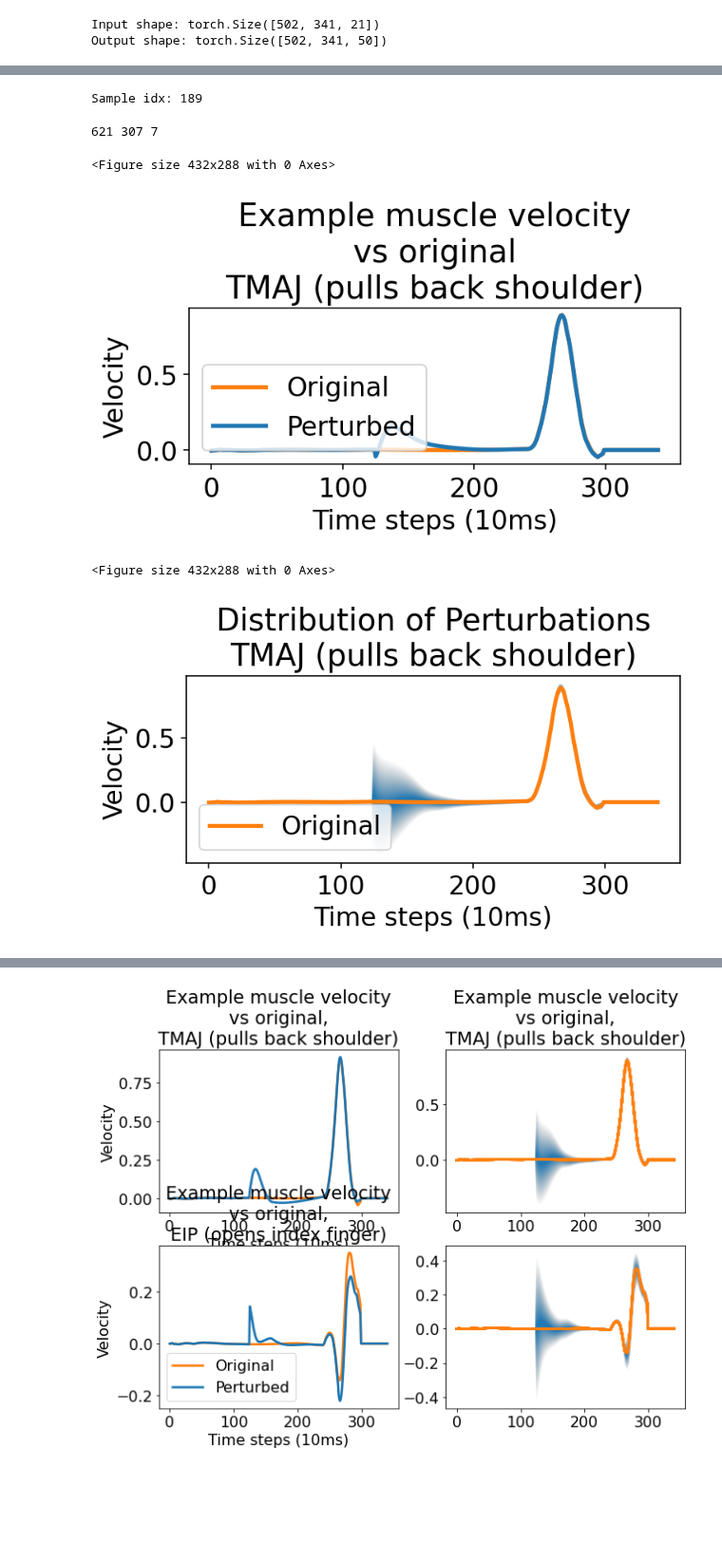
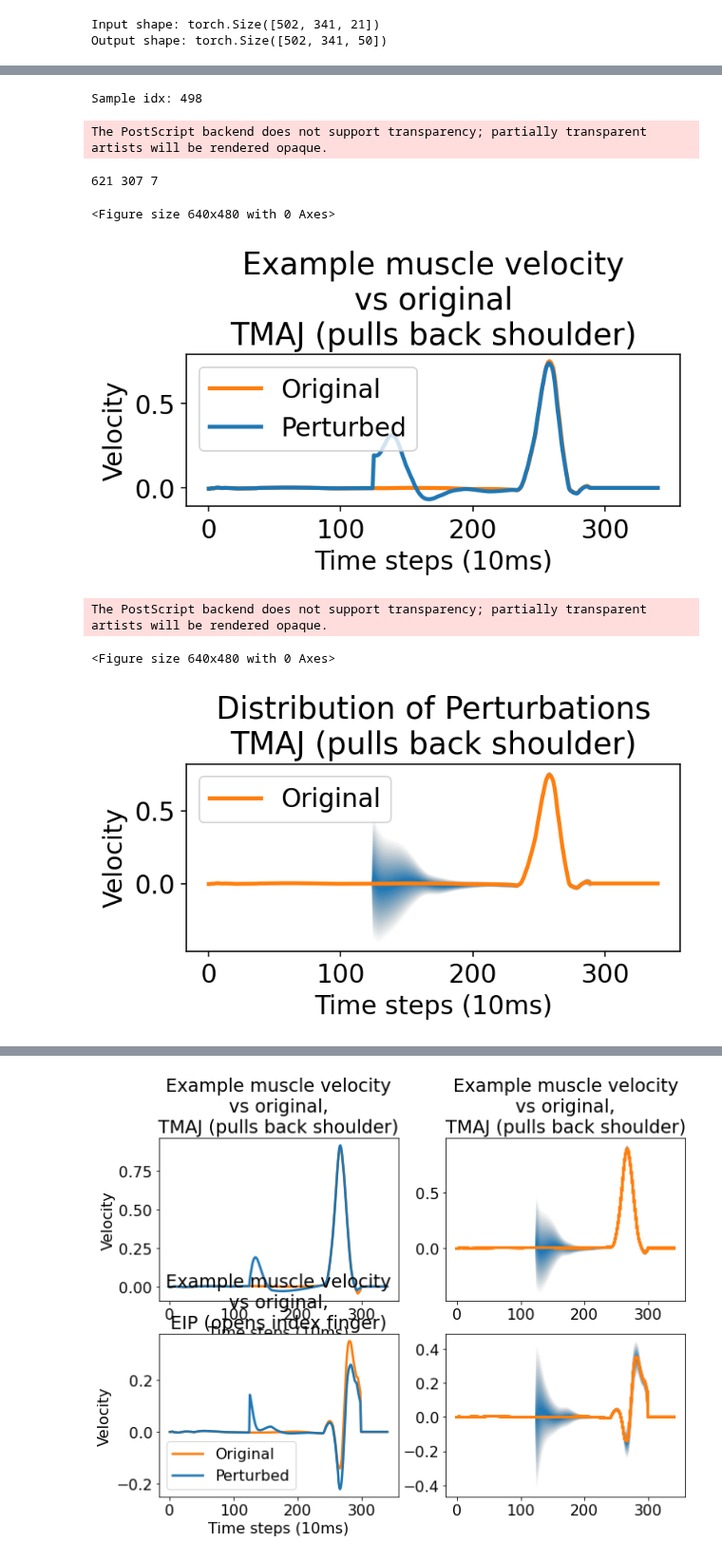
Before and after one commit to mmattb/coproc-poc, a Jupyter notebook: analyze_michaels_dynamics.ipynb, the cells around one changed output, grey strips where cells are left out. Shown at 95% size. Saved outputs shown, nothing was run; the diff lists cells and outputs as text; code cells hidden in the pictures; blank space fills up the shorter version.

```diff
--- a/analyze_michaels_dynamics.ipynb
+++ b/analyze_michaels_dynamics.ipynb
@@ -109,7 +109,7 @@ noise_magnitude = dout.abs().max() * 1.9
 num_samples = 1000
 
 # We pick one single trial to do this on
-sample_idx = random.choice(range(batch_size))
+sample_idx = 498
 print("Sample idx:", sample_idx)
 sample_din = din[sample_idx, :, :].unsqueeze(dim=0).repeat(num_samples, 1, 1)
 sample_trial_end = trial_end[sample_idx, :, :].unsqueeze(dim=0).repeat(num_samples, 1, 1)
@@ -141,34 +141,40 @@ for tidx in range(trial_len):
 
 perturbed_preds = utils.trunc_to_trial_end(preds, sample_trial_end).detach().numpy()
 # %% [output]
-Sample idx: 189
+Sample idx: 498
 # %%
 # Display TMAJ example
-sidx = random.randrange(num_samples)
-bidx = random.randrange(batch_size)
+#sidx = random.randrange(num_samples)
+#bidx = random.randrange(batch_size)
 #fidx = random.randrange(out_dim)
+
+# Hardcode for repeatable results
+sidx = 621
+bidx = 307
 fidx = 7
+
 print(sidx, bidx, fidx)
 
 plt.rc('font', size=16)
 plt.subplots_adjust(wspace=0.25, left=0.20, right=1.20, bottom=0.15, top=1.15)
 plt.figure(figsize=(5.5, 3.3), dpi=150)
 
 
 plt.plot(healthy_preds[sample_idx, :, fidx].detach().numpy(), linewidth=2.5, label="Original", color="tab:orange")
 plt.plot(perturbed_preds[sidx, :, fidx], linewidth=2.5, label="Perturbed", color="tab:blue")
 plt.title("Example muscle velocity\nvs original\nTMAJ (pulls back shoulder)")
 plt.xlabel("Time steps (10ms)")
 plt.ylabel("Velocity")
-plt.legend(loc="lower left")
+plt.legend(loc="upper left")
 
 plt.tight_layout()
-plt.savefig('paper/figs/perturbe_single_tmaj.pdf', format='pdf', dpi=150)
+plt.savefig('paper/figs/perturbe_single_tmaj.eps', format='eps', dpi=150)
 plt.show()
 # %% [output]
-621 307 7
+The PostScript backend does not support transparency; partially transparent artists will be rendered opaque.
-<Figure size 432x288 with 0 Axes>
+621 307 7
+<Figure size 640x480 with 0 Axes>
-[figure, old version]
+[figure, new version]
 # %%
 # Show graphs for a single output feature / muscle
 max_plot_stdev = 2
@@ -217,13 +223,14 @@ plt.plot(healthy_preds[sample_idx, :, fidx].detach().numpy(), linewidth=2.5, lab
 plt.title("Distribution of Perturbations\nTMAJ (pulls back shoulder)")
 plt.xlabel("Time steps (10ms)")
 plt.ylabel("Velocity")
-plt.legend(loc="lower left")
+plt.legend(loc="upper left")
 
 plt.tight_layout()
-plt.savefig('paper/figs/perturbe_dist_tmaj.pdf', format='pdf', dpi=150)
+plt.savefig('paper/figs/perturbe_dist_tmaj.eps', format='eps', dpi=150)
 plt.show()
 # %% [output]
-<Figure size 432x288 with 0 Axes>
+The PostScript backend does not support transparency; partially transparent artists will be rendered opaque.
+<Figure size 640x480 with 0 Axes>
-[figure, old version]
+[figure, new version]
 # %%
 # Display EIP example
```
Also changed, not shown: parts of 4 cells of this notebook, 24 other files.
